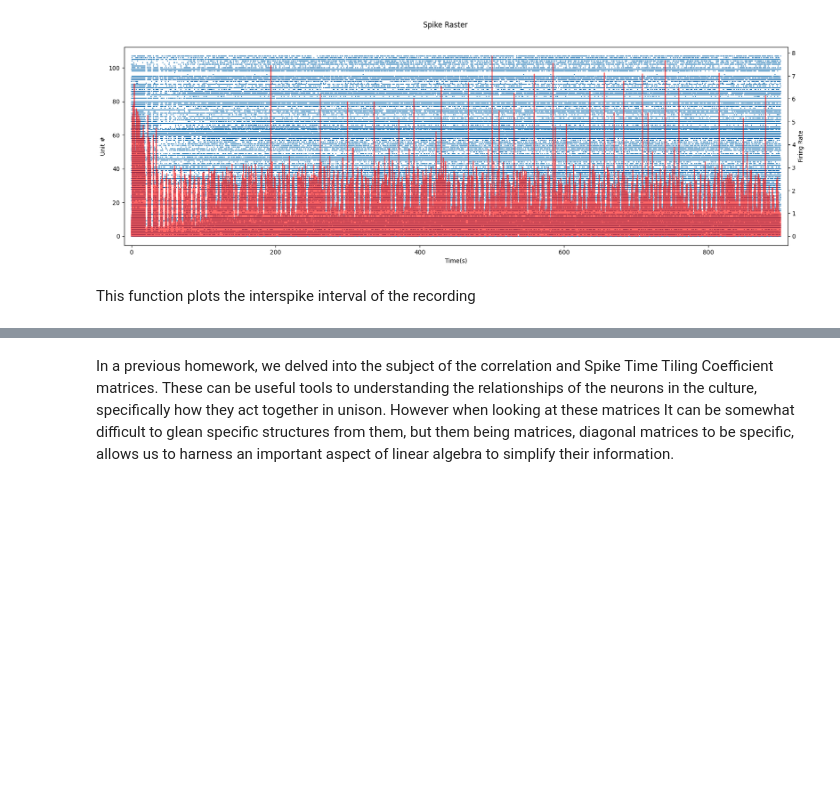
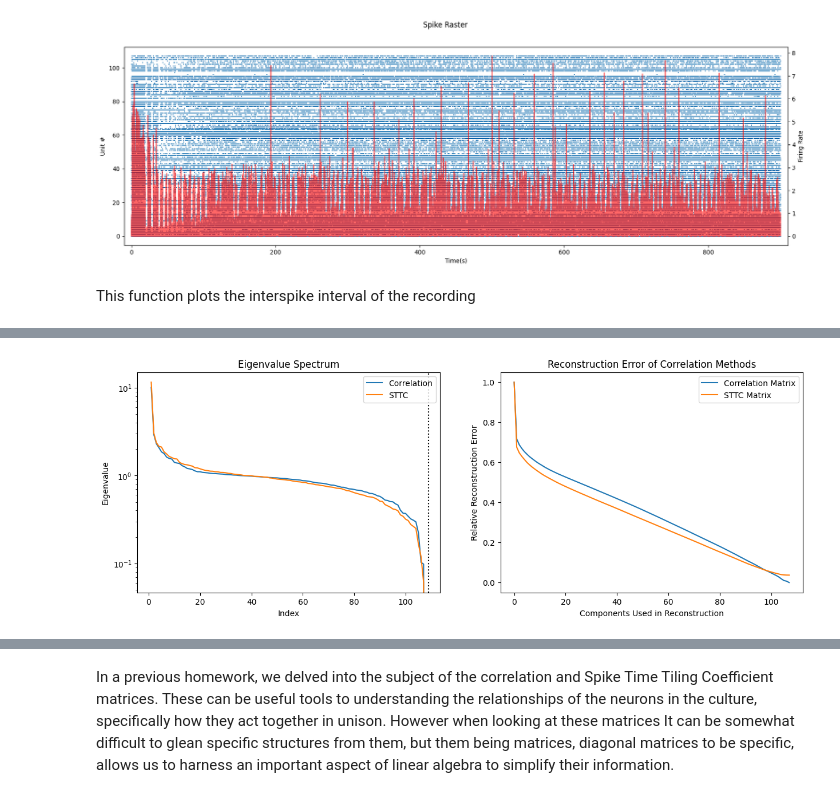
Before and after one commit to Braingeneers-Education/WetAI-Final-Project-Spring-2025, a Jupyter notebook: cartpole_analysis.ipynb, the cells around one changed output, grey strips where cells are left out. Cells and saved outputs as stored; diff of their text form; code cells hidden in the pictures; blank space fills up the shorter version.

```diff
--- a/cartpole_analysis.ipynb
+++ b/cartpole_analysis.ipynb
@@ -261,0 +286,4 @@ plot_evectmatrix(baseline_sd)
+# %%
+ReconstructPlots(Wcorr, Wsttc, Corr, STTC)
+# %% [output]
+[figure, added]
```
Also changed, not shown: parts of 9 cells of this notebook, 1 other file.
